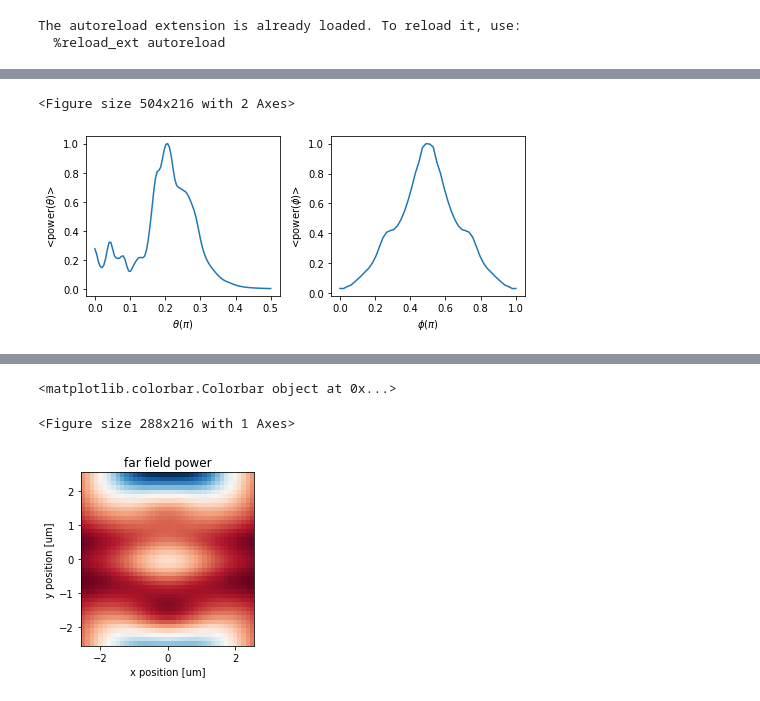
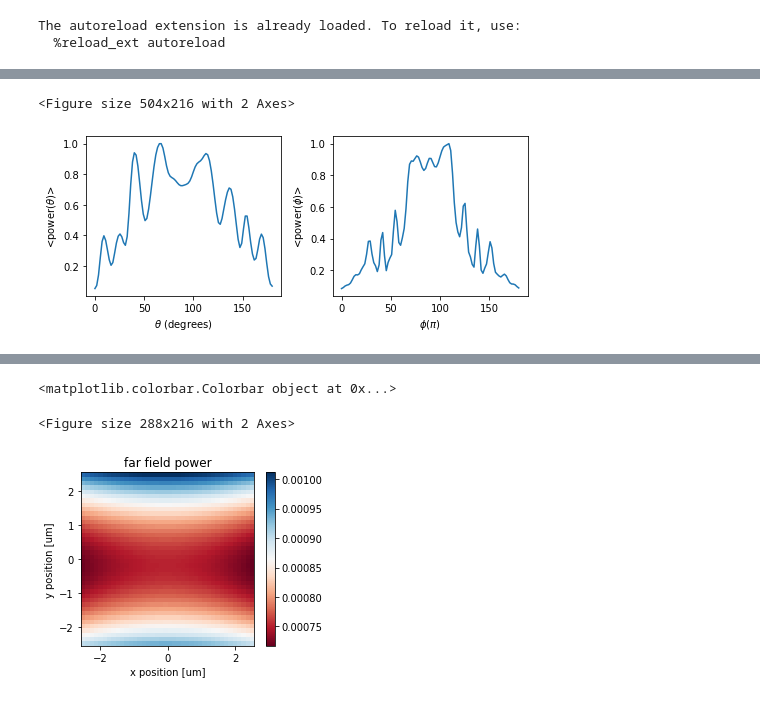
Before and after one commit to flexcompute-readthedocs/tidy3d-docs, a Jupyter notebook: docs/source/notebooks/LED.ipynb, the cells around one changed output, grey strips where cells are left out. Drawn from its saved outputs; the diff is of its cells as text; code cells hidden in the pictures.

```diff
--- a/docs/source/notebooks/LED.ipynb
+++ b/docs/source/notebooks/LED.ipynb
@@ -122,10 +125,11 @@ gaussian = td.GaussianPulse(freq0=freq0, fwidth=fwidth)
 dipole_length = 0.1 * np.min(wvls)
 
 dipole = td.VolumeSource(
-   center=(0,0,dipole_center_z),
-   size=(dipole_length, 0.1 * dipole_length, 0),
-   source_time = gaussian,
-   polarization='Ex')
+    center=(0,0,dipole_center_z),
+    #size=(dipole_length, 0.1 * dipole_length, 0),
+    size=(0, 0, 0),
+    source_time = gaussian,
+    polarization='Ex')
 
 sources = [dipole]
 # %%
@@ -290,21 +286,27 @@ plt.show()
 # %%
 # make angles and array for storing power
-
+import copy
 from tidy3d.plugins import Near2Far
 
+r_far = 200 * wvl0
+
 Ntheta = 100
-Nphi = 50
-thetas = np.linspace(0, np.pi/2, Ntheta)
+Nphi = 100
+thetas = np.linspace(0, np.pi, Ntheta)
 phis = np.linspace(0, np.pi, Nphi)
 power = np.zeros((Ntheta, Nphi))
+rcs = np.zeros((Ntheta, Nphi))
 
 # perform near field to far field transformation using the top monitor data
+from rich.progress import track
 
-mon_data_top = sim_data['mon_z+']
-n2f = Near2Far(sim_data, mon_name='mon_z+', frequency=freq0)
-for i in range(Ntheta):
-    print('.', end='')
+near_mons = copy.deepcopy(monitors)
+#del near_mons[-1]
+
+n2f = Near2Far(sim_data, mons=near_mons, frequency=freq0)
+for i in track(range(Ntheta), description='Performing far-field transformation...'):
     theta = thetas[i]
     for j, phi in enumerate(phis):
-        power[i,j] = n2f.radar_cross_section(theta=theta, phi=phi)
+        rcs[i,j] = n2f.radar_cross_section(theta=theta, phi=phi)
+        power[i,j] = n2f.power_spherical(r_far, theta=theta, phi=phi)
 # %% [output]
@@ -314,19 +318,20 @@ for i in range(Ntheta):
 
 f, (ax1, ax2) = plt.subplots(1, 2, tight_layout=True, figsize=(7,3))
 Ptheta = power.sum(axis=1)
-ax1.plot(thetas/np.pi, Ptheta/np.amax(Ptheta))
-ax1.set_xlabel(r'$\theta (\pi)$')
+ax1.plot(thetas*180/np.pi, Ptheta/np.amax(Ptheta))
+#ax1.plot(thetas*180/np.pi, power[:,1]/np.amax(power[:,1]), '-b', label="$\\phi = 0$")
+ax1.set_xlabel(r'$\theta$ (degrees)')
 ax1.set_ylabel(r'<power($\theta$)>')
 
 Pphi = power.sum(axis=0)
-ax2.plot(phis/np.pi, Pphi/np.amax(Pphi))
+ax2.plot(phis*180/np.pi, Pphi/np.amax(Pphi))
 ax2.set_xlabel(r'$\phi (\pi) $')
 ax2.set_ylabel(r'<power($\phi$)>')
 
 plt.show()
 # %% [output]
 <Figure size 504x216 with 2 Axes>
-[figure, old version]
+[figure, new version]
 # %%
 # compute far fields in Cartesian coordinates
 
@@ -336,7 +341,7 @@ num_far_x = 40
 num_far_y = 40
 xs_n2f = far_plane_xy * np.linspace(-0.5, 0.5, num_far_x)
 ys_n2f = far_plane_xy * np.linspace(-0.5, 0.5, num_far_y)
-z_far = 20 # some large distance
+z_far = 200 * wvl0
 
 # initialize the far field values
 Es = np.zeros((3, num_far_x, num_far_y), dtype=complex)
@@ -346,7 +351,7 @@ Ps = np.zeros((num_far_x, num_far_y), dtype=complex)
 from rich.progress import track
 
 # loop through points in the output plane
-for i in track(range(num_far_x), description='Performing Far-field transformation...'):
+for i in track(range(num_far_x), description='Performing far-field transformation...'):
 
     x = xs_n2f[i]
     for j in range(num_far_y):
@@ -366,29 +371,29 @@ for i in track(range(num_far_x), description='Performing Far-field transformatio
 # %%
 # Plot far field power
 
 fig, (ax) =  plt.subplots(1, 1)
 fig.set_size_inches(4, 3)
 fig.tight_layout()
 
 def pmesh(xs, ys, array, ax, cmap):
     im = ax.pcolormesh(xs, ys, array.T, cmap=cmap, shading='auto')
     return im
 
 func = 'real'
 def plotfunc(val):
     return np.real(val)
 
 # Far field via near2far in the original simulation
 im = pmesh(xs_n2f, ys_n2f, plotfunc(Ps), ax=ax, cmap='RdBu')
 ax.set_title('far field power')
 ax.set_aspect(1)
 ax.set_xlabel('x position [um]')
 ax.set_ylabel('y position [um]')
-plt.colorbar(im, ax=axes_far)
+plt.colorbar(im, ax=ax)
 # %% [output]
 <matplotlib.colorbar.Colorbar object at 0x...>
-<Figure size 288x216 with 1 Axes>
+<Figure size 288x216 with 2 Axes>
-[figure, old version]
+[figure, new version]
 # %%
 # Plot far fields
 
```
Also changed, not shown: parts of 7 cells of this notebook, 16 other files.
